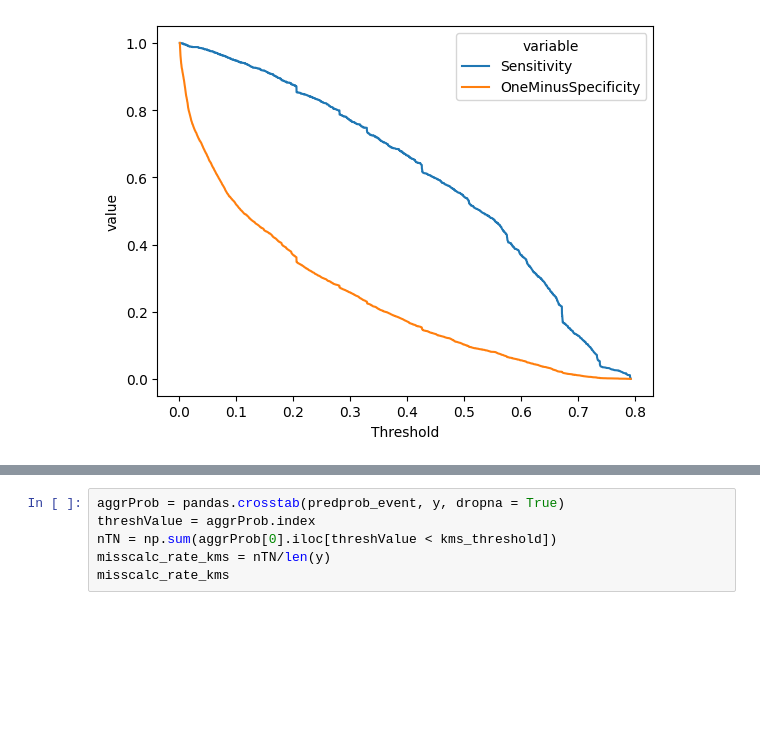
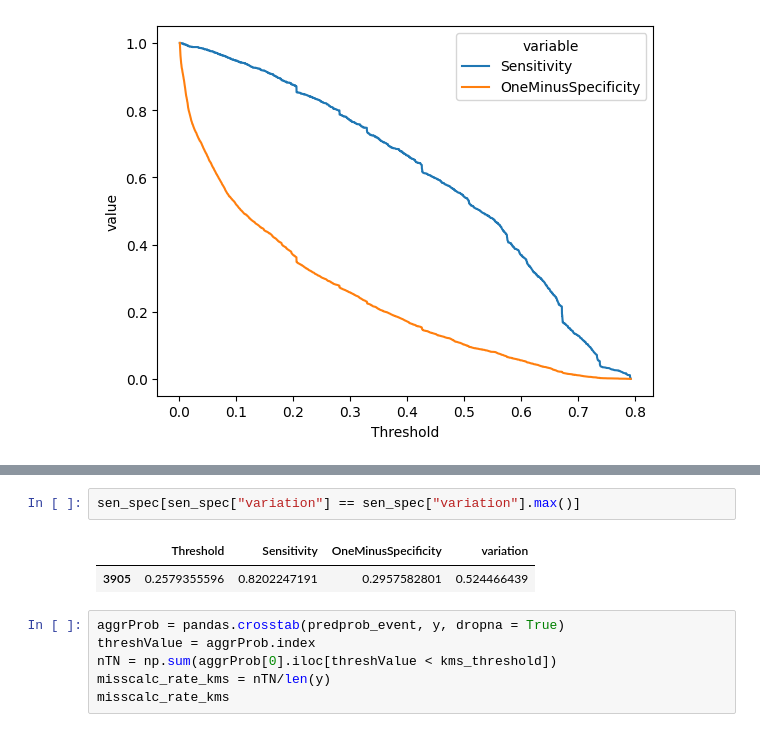
Before and after one commit to vishal-parameswaran/University-of-Chicago, a Jupyter notebook: Linear-Non Linear Models/Assignment 3/Assignment-3.ipynb, the cells around one changed output, grey strips where cells are left out. Drawn from its saved outputs; the diff is of its cells as text; blank space fills up the shorter version.

```diff
--- a/Linear-Non Linear Models/Assignment 3/Assignment-3.ipynb
+++ b/Linear-Non Linear Models/Assignment 3/Assignment-3.ipynb
@@ -280,3 +306,8 @@ print(kms_statistic,kms_threshold)
+# %%
+sen_spec[sen_spec["variation"] == sen_spec["variation"].max()]
+# %% [output]
+|  | Threshold | Sensitivity | OneMinusSpecificity | variation |
+| 3905 | 0.2579355596 | 0.8202247191 | 0.2957582801 | 0.524466439 |
 # %%
 aggrProb = pandas.crosstab(predprob_event, y, dropna = True)
 threshValue = aggrProb.index
```
Also changed, not shown: parts of 9 cells of this notebook.
